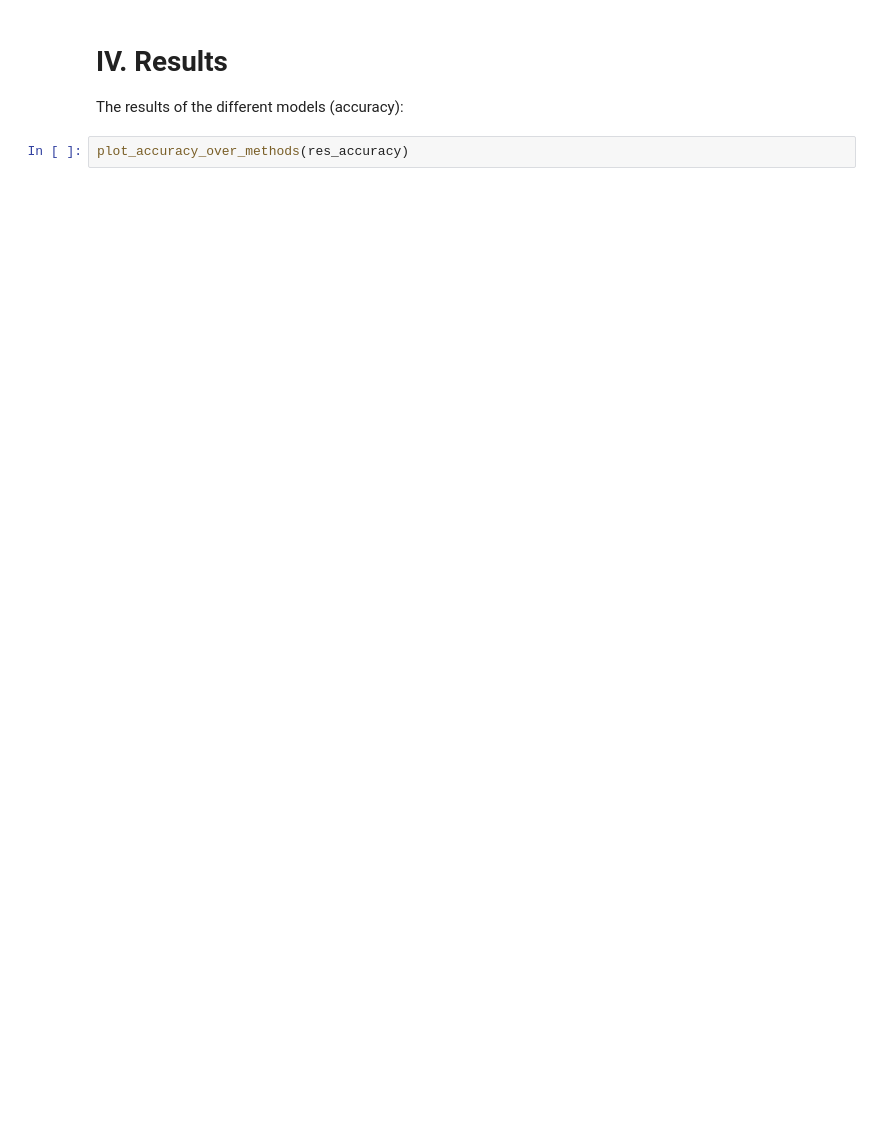
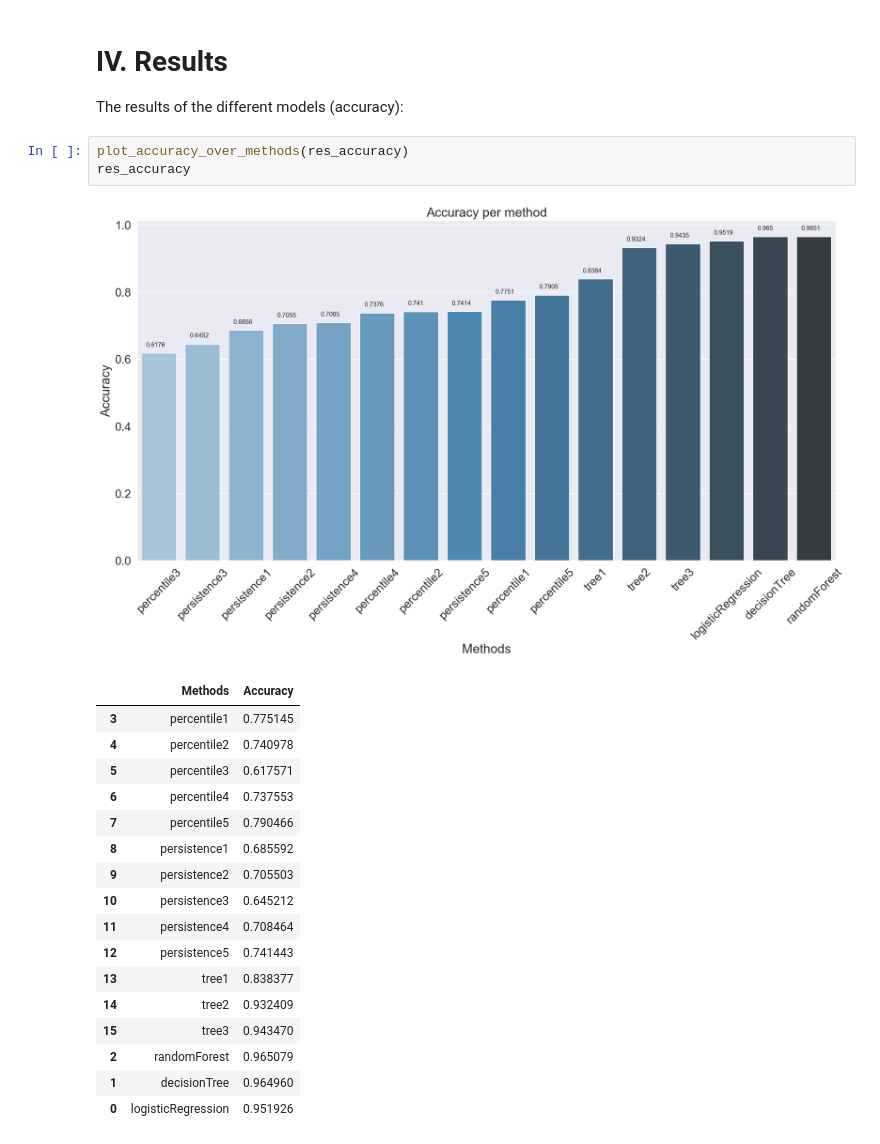
Before and after one commit to alexandreb09/Sentinel-Cloud-Masking, a Jupyter notebook: Upload_Data/Notebook_model_17_06.ipynb, the cells around one changed output. Drawn from its saved outputs; the diff is of its cells as text; blank space fills up the shorter version.

```diff
--- a/Upload_Data/Notebook_model_17_06.ipynb
+++ b/Upload_Data/Notebook_model_17_06.ipynb
@@ -250,3 +397,23 @@ a = 1
 The results of the different models (accuracy):
 # %%
 plot_accuracy_over_methods(res_accuracy)
+res_accuracy
+# %% [output]
+[figure, added]
+|  | Methods | Accuracy |
+| 3 | percentile1 | 0.775145 |
+| 4 | percentile2 | 0.740978 |
+| 5 | percentile3 | 0.617571 |
+| 6 | percentile4 | 0.737553 |
+| 7 | percentile5 | 0.790466 |
+| 8 | persistence1 | 0.685592 |
+| 9 | persistence2 | 0.705503 |
+| 10 | persistence3 | 0.645212 |
+| 11 | persistence4 | 0.708464 |
+| 12 | persistence5 | 0.741443 |
+| 13 | tree1 | 0.838377 |
+| 14 | tree2 | 0.932409 |
+| 15 | tree3 | 0.943470 |
+| 2 | randomForest | 0.965079 |
+| 1 | decisionTree | 0.964960 |
+| 0 | logisticRegression | 0.951926 |
```
Also changed, not shown: parts of 24 cells of this notebook, 20 other files.
